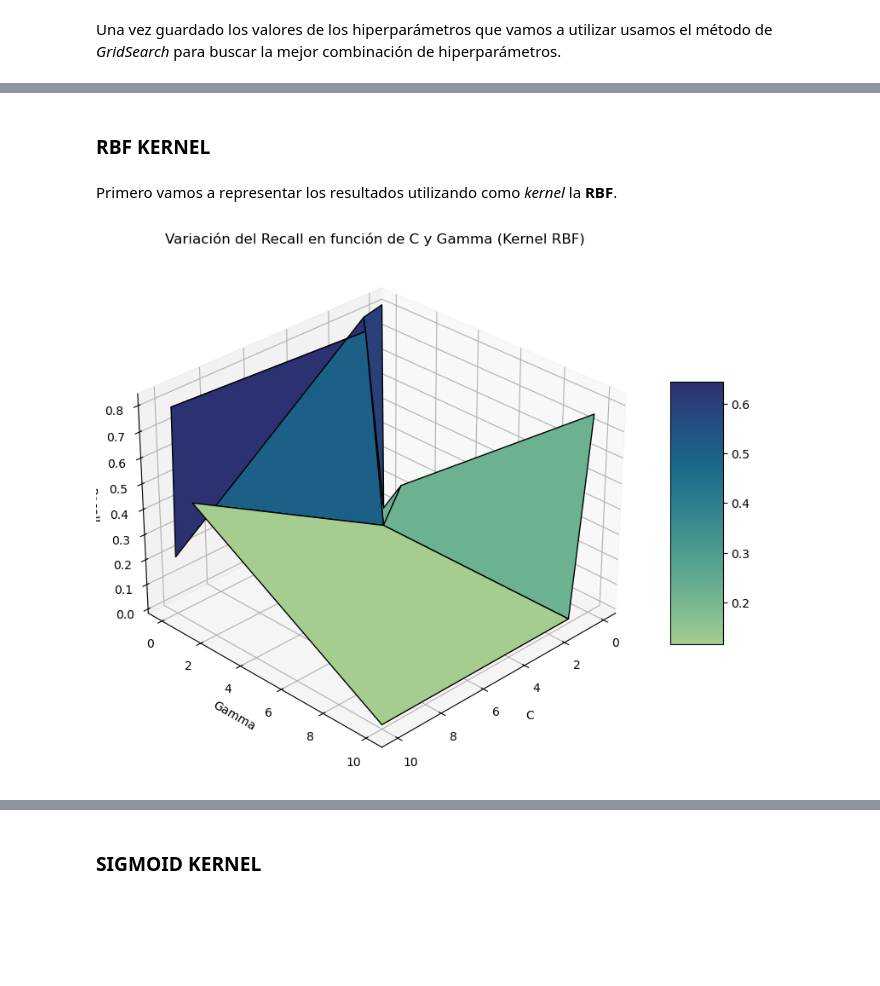
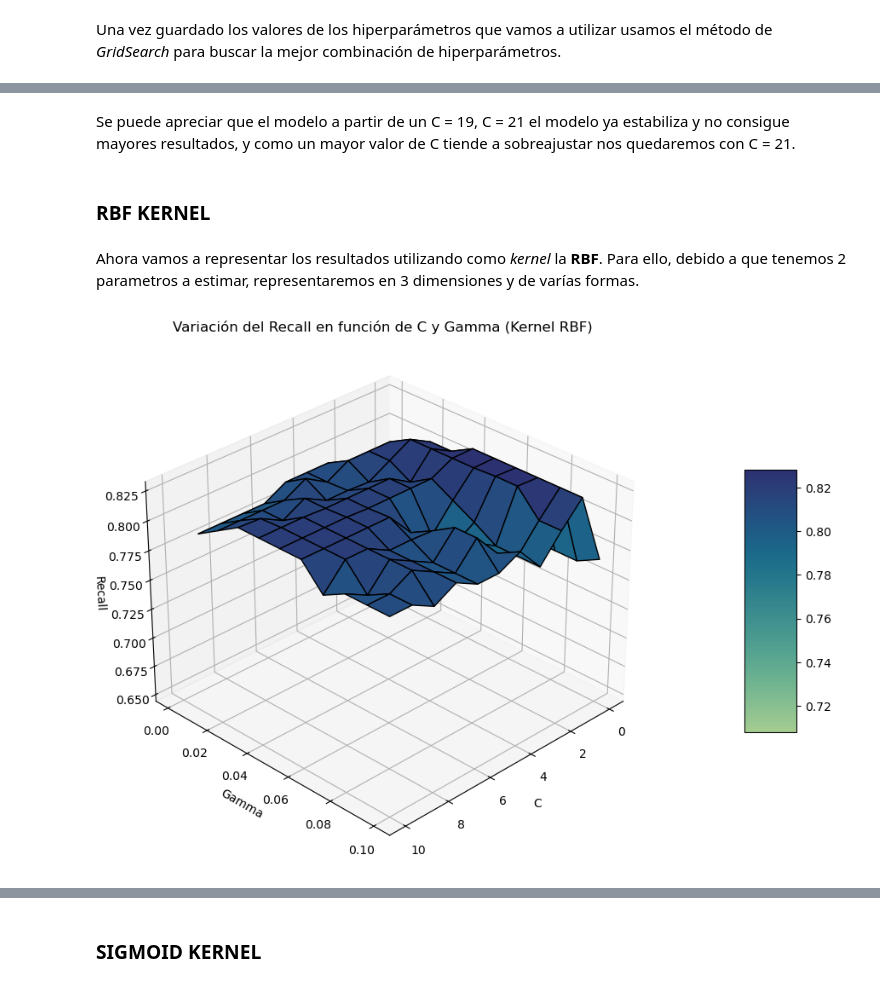
Before and after one commit to alvaar04/Tarea2ML, a Jupyter notebook: G08.ipynb, the cells around one changed output, grey strips where cells are left out. Cells and saved outputs as stored; diff of their text form; code cells hidden in the pictures; blank space fills up the shorter version.

```diff
--- a/G08.ipynb
+++ b/G08.ipynb
@@ -251,10 +251,10 @@ Utilizando los kernel no lineales observamos mejores resultados que con el kerne
 # %% [markdown]
 Ahora vamos a ver como varía el *recall* en función de los hiperparámetros del *kernel* con mejores prestaciones.
 # %%
-hp_linear = {'C': np.linspace(0.01,3,20)}
-hp_rbf = {'C': [10,1,0.1],'gamma': [0.01, 0.1, 1, 10]}
-hp_poly = {'C': [10,1,0.1],'degree': [2,3,4],'gamma':  [0.01, 0.1, 1, 10]}
-hp_sigmoid = {'C': [10,1,0.1],'gamma': [0.01, 0.1, 1, 10]}
+hp_linear = {'C': np.linspace(0.01,40,20)}
+hp_rbf = {'C': np.linspace(0,10,11),'gamma': np.linspace(0.001,0.1,11)}
+hp_poly = {'C': np.linspace(0.01,10,10),'degree': [2,3,4],'gamma':  np.linspace(0.001,0.1,11)}
+hp_sigmoid = {'C': np.linspace(0.01,30,10),'gamma': np.linspace(0.001,0.1,10)}
 hiperparametros_kernels = []
 hiperparametros_kernels.append(hp_linear)
 hiperparametros_kernels.append(hp_rbf)
@@ -265,11 +265,13 @@ Una vez guardado los valores de los hiperparámetros que vamos a utilizar usamos
 # %%
 # Busqueda de hiperparmáetros
 resultados = {}
+bestParams = {}
 i = 0
 while i < len(hiperparametros_kernels):
     SVM_cv = GridSearchCV(SVC(kernel=kernels[i],random_state=314),param_grid=hiperparametros_kernels[i],cv=10,scoring='recall',return_train_score=True)
     SVM_cv.fit(X_Diseño_preprocesado,Y_Diseño)
     resultados[kernels[i]] = SVM_cv.cv_results_
-    print(f"Finished {kernels[i]}")
+    bestParams[kernels[i]] = SVM_cv.best_params_
+    print(f"Finished {kernels[i]}.")
     i += 1
 # %% [output]
@@ -286,7 +320,9 @@ sigmoid = pd.DataFrame(resultados['sigmoid'])
+# %% [markdown]
+Se puede apreciar que el modelo a partir de un C = 19, C = 21 el modelo ya estabiliza y no consigue mayores resultados, y como un mayor valor de C tiende a sobreajustar nos quedaremos con C = 21.
 # %% [markdown]
 ### RBF KERNEL
 # %% [markdown]
-Primero vamos a representar los resultados utilizando como *kernel* la **RBF**.
+Ahora vamos a representar los resultados utilizando como *kernel* la **RBF**. Para ello, debido a que tenemos 2 parametros a estimar, representaremos en 3 dimensiones y de varías formas.
 # %%
 import numpy as np
 import matplotlib.pyplot as plt
@@ -308,35 +344,35 @@ recall_scores = np.array(recall_scores, dtype=float)
 # Crear una malla de C y gamma para el gráfico 3D
 C_unique = np.unique(C_values)
 gamma_unique = np.unique(gamma_values)
 
 # Reorganizar el score (recall) en formato de malla
 C_grid, gamma_grid = np.meshgrid(C_unique, gamma_unique)
 
 # Reshape del score para que coincida con la malla
 recall_grid = recall_scores.reshape(len(gamma_unique), len(C_unique))
 
 # Crear el gráfico 3D
-fig = plt.figure(figsize=(10, 8))
+fig = plt.figure(figsize=(30, 8))
 ax = fig.add_subplot(111, projection='3d')
 
 # Dibujar la superficie
 surf = ax.plot_surface(C_grid, gamma_grid, recall_grid, cmap='crest', edgecolor='k')
 
 ax.view_init(elev=30, azim=45)  # PARA ROTAR!!!
 
 # Etiquetas de los ejes
 ax.set_xlabel('C')
 ax.set_ylabel('Gamma')
 ax.set_zlabel('Recall')
 ax.set_title('Variación del Recall en función de C y Gamma (Kernel RBF)')
 
 # Barra de colores para el score
 fig.colorbar(surf, ax=ax, shrink=0.5, aspect=5)
 
 # Mostrar el gráfico
 plt.show()
 # %% [output]
-[figure, old version]
+[figure, new version]
 # %%
 # Extraer resultados del GridSearchCV
 kernel_rbf_results = resultados['rbf']
```
Also changed, not shown: parts of 18 cells of this notebook.
